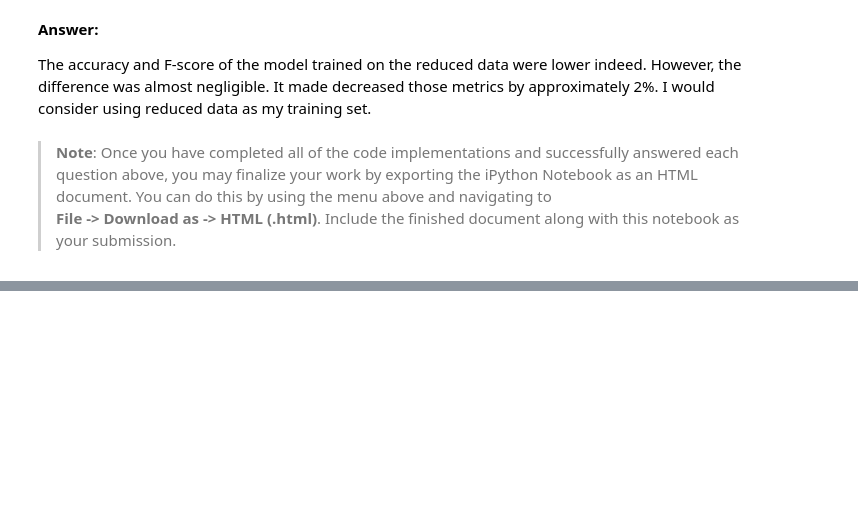
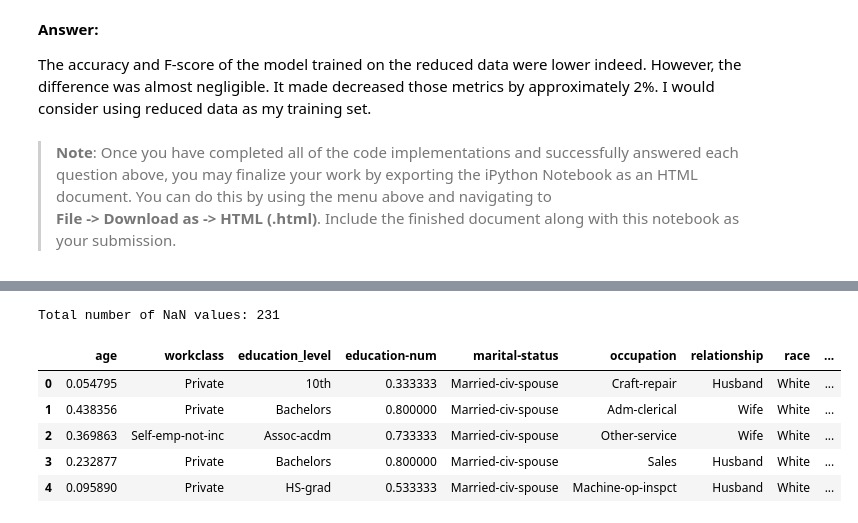
Before and after one commit to Voloveee/Finding_Donors_for_CharityML, a Jupyter notebook: finding_donors.ipynb, the cells around one changed output, grey strips where cells are left out. Saved outputs shown, nothing was run; the diff lists cells and outputs as text; code cells hidden in the pictures; blank space fills up the shorter version.

Commit message:
[optional] Kaggle Competition - test_census data preprocessing

```diff
--- a/finding_donors.ipynb
+++ b/finding_donors.ipynb
@@ -645,0 +648,9 @@ The accuracy and F-score of the model trained on the reduced data were lower ind
+# %%
+import pandas as pd
+import numpy as np
+
+# Load the test_census dataset
+test_data = pd.read_csv("test_census.csv")
+
+# Success - Display the first record
+display(test_data.head(n=5))
@@ -645,0 +689,32 @@ The accuracy and F-score of the model trained on the reduced data were lower ind
+# %%
+#Calculate the number of NaN
+nan_values = test_data.isnull().sum().sum()
+print("Total number of NaN values: {}".format(nan_values))
+# %% [output]
+Total number of NaN values: 231
+# %%
+#drop "Unnamed: 0" column
+unnamed = test_data['Unnamed: 0']
+test_data_features_raw = test_data.drop('Unnamed: 0', axis = 1)
+# %%
+#Log-transform the skewed features
+skewed = ['capital-gain', 'capital-loss']
+test_features_log_transformed = pd.DataFrame(data=test_data_features_raw)
+test_features_log_transformed[skewed] = test_data_features_raw[skewed].apply(lambda x: np.log(x + 1))
+# %%
+#Normalizing Numerical Features
+from sklearn.preprocessing import MinMaxScaler
+scaler = MinMaxScaler()
+numerical = ['age', 'education-num', 'capital-gain', 'capital-loss', 'hours-per-week']
+
+test_features_log_minmax_transform = pd.DataFrame(data=test_features_log_transformed)
+test_features_log_minmax_transform[numerical] = scaler.fit_transform(test_features_log_transformed[numerical])
+
+display(test_features_log_minmax_transform.head(n=5))
+# %% [output]
+|  | age | workclass | education_level | education-num | marital-status | occupation | relationship | race | ... |
+| 0 | 0.054795 | Private | 10th | 0.333333 | Married-civ-spouse | Craft-repair | Husband | White | ... |
+| 1 | 0.438356 | Private | Bachelors | 0.800000 | Married-civ-spouse | Adm-clerical | Wife | White | ... |
+| 2 | 0.369863 | Self-emp-not-inc | Assoc-acdm | 0.733333 | Married-civ-spouse | Other-service | Wife | White | ... |
+| 3 | 0.232877 | Private | Bachelors | 0.800000 | Married-civ-spouse | Sales | Husband | White | ... |
+| 4 | 0.095890 | Private | HS-grad | 0.533333 | Married-civ-spouse | Machine-op-inspct | Husband | White | ... |
```
Also changed, not shown: parts of 4 cells of this notebook, 1 other file.
